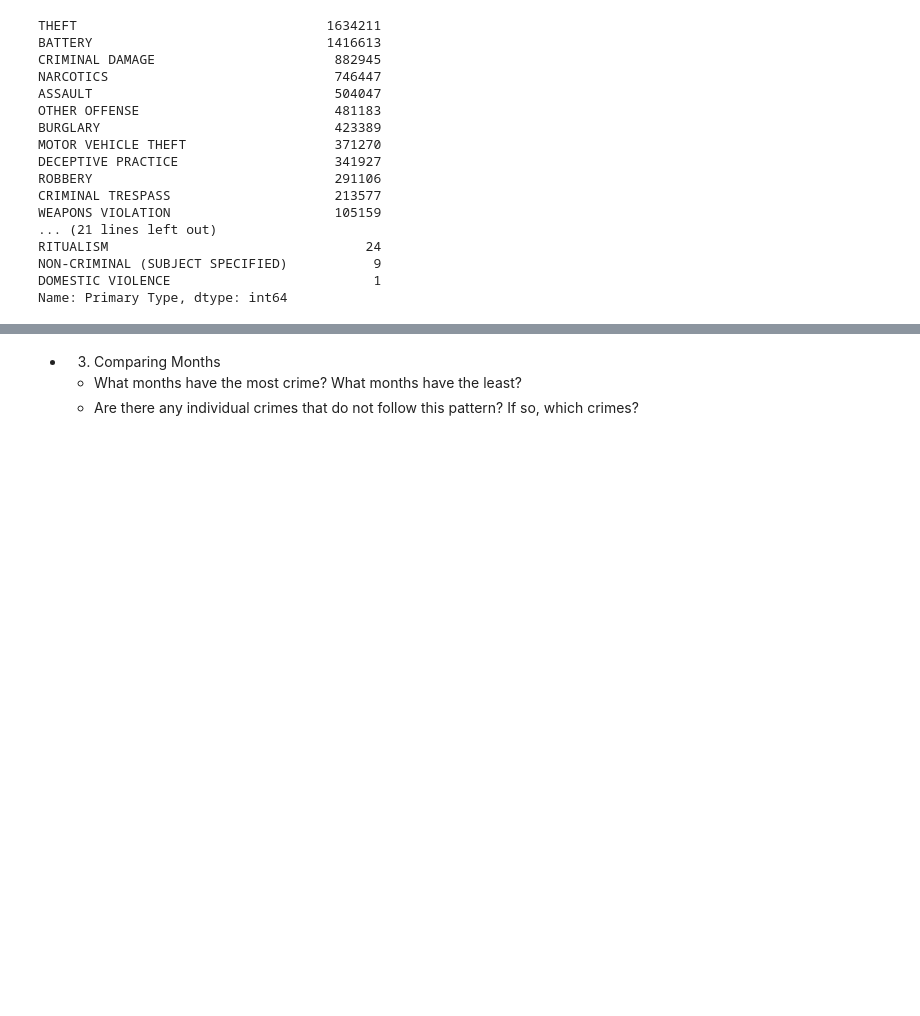
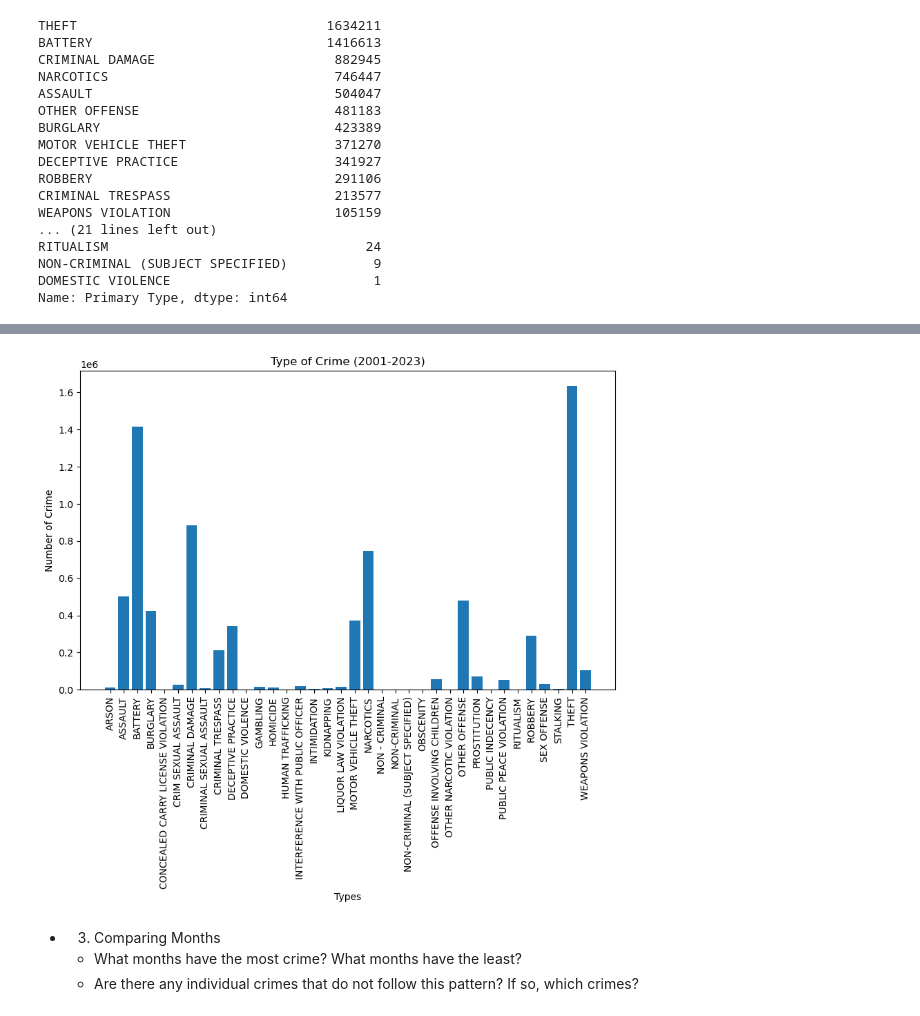
Before and after one commit to ivyyyyyliu/Chicago-Crime-Data-Project-4, a Jupyter notebook: Workflow - Prep Chicago Crime Data.ipynb, the cells around one changed output, grey strips where cells are left out. Saved outputs shown, nothing was run; the diff lists cells and outputs as text; code cells hidden in the pictures; blank space fills up the shorter version.

```diff
--- a/Workflow - Prep Chicago Crime Data.ipynb
+++ b/Workflow - Prep Chicago Crime Data.ipynb
@@ -480,3 +480,6 @@ RITUALISM                                 24
 NON-CRIMINAL (SUBJECT SPECIFIED)           9
 DOMESTIC VIOLENCE                          1
 Name: Primary Type, dtype: int64
+# %%
+type_count = df2.groupby('Primary Type').size().reset_index(name='Counts')
+type_count
@@ -483,3 +504,15 @@ Name: Primary Type, dtype: int64
+# %%
+fig, ax = plt.subplots(figsize=(10, 6))
+ax.bar(type_count['Primary Type'],type_count['Counts'])
+
+# Set the plot title and axis labels
+ax.set_title('Type of Crime (2001-2023)')
+ax.set_xlabel('Types')
+ax.set_ylabel('Number of Crime')
+plt.xticks(rotation=90)
+plt.show()
+# %% [output]
+[figure, added]
 # %% [markdown]
 - 3. Comparing Months
     - What months have the most crime? What months have the least?
```
Also changed, not shown: parts of 5 cells of this notebook.
